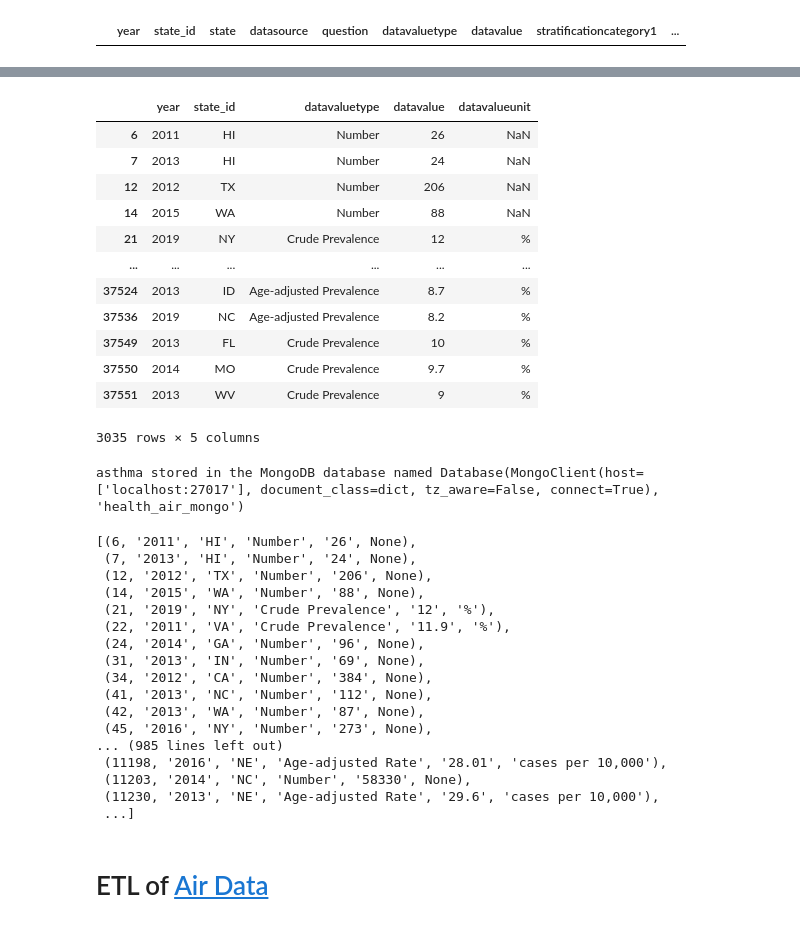
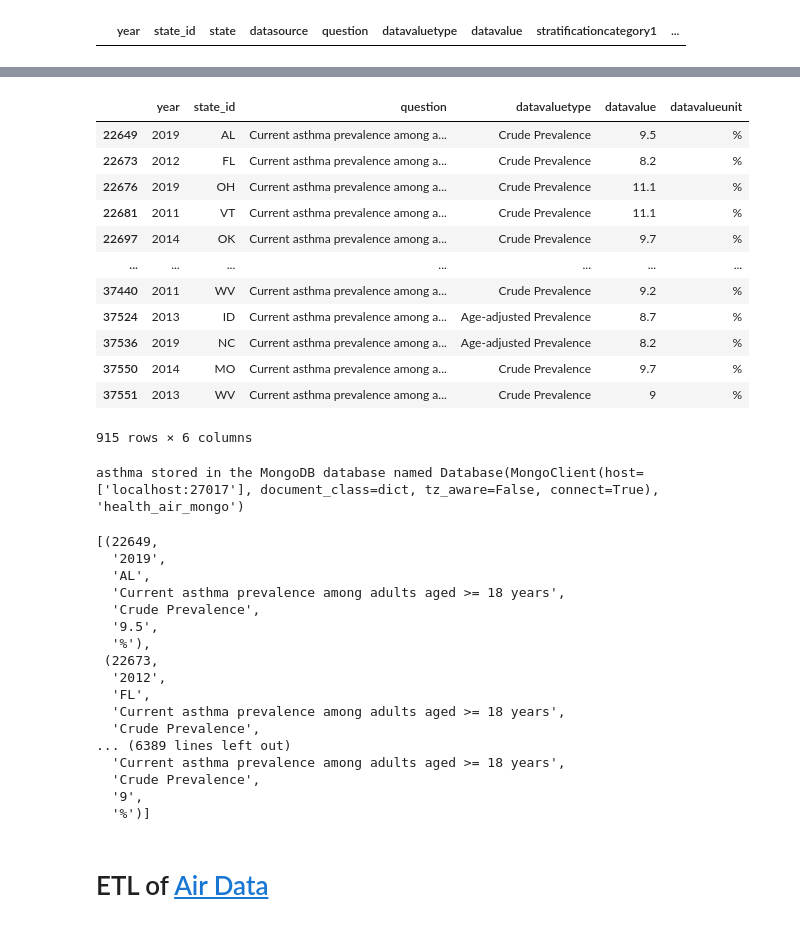
Before and after one commit to giadainnocenti/enviroment-impact-health, a Jupyter notebook: ETL_datasets.ipynb, the cells around one changed output, grey strips where cells are left out. Cells and saved outputs as stored; diff of their text form; code cells hidden in the pictures.

```diff
--- a/ETL_datasets.ipynb
+++ b/ETL_datasets.ipynb
@@ -83,11 +83,7 @@ array(['Asthma mortality rate',
       dtype=object)
 # %%
 #list containing the questions of interest for our project
-questions_OI = ['Asthma mortality rate',\
-                'Emergency department visit rate for asthma',\
-                'Hospitalizations for asthma',\
-                'Current asthma prevalence among adults aged >= 18 years',\
-                'Asthma prevalence among women aged 18-44 years']
+questions_OI = ['Current asthma prevalence among adults aged >= 18 years']
 # %%
 #retrieving the unique ID per question so that we address eventual spelling mistakes
 questionids_list=[]
@@ -267,27 +260,26 @@ filtered_asthma_df
 # %%
 # final dropping of unnecessary columns
 filtered_asthma_df=filtered_asthma_df.drop(columns=['state',\
                                                     'datasource',\
-                                                    'question',\
                                                     'stratificationcategory1',\
                                                     'stratification1',\
                                                     'locationid',\
                                                     'questionid'])
 filtered_asthma_df
 # %% [output]
-|  | year | state_id | datavaluetype | datavalue | datavalueunit |
-| 6 | 2011 | HI | Number | 26 | NaN |
-| 7 | 2013 | HI | Number | 24 | NaN |
-| 12 | 2012 | TX | Number | 206 | NaN |
-| 14 | 2015 | WA | Number | 88 | NaN |
-| 21 | 2019 | NY | Crude Prevalence | 12 | % |
-| ... | ... | ... | ... | ... | ... |
-| 37524 | 2013 | ID | Age-adjusted Prevalence | 8.7 | % |
-| 37536 | 2019 | NC | Age-adjusted Prevalence | 8.2 | % |
-| 37549 | 2013 | FL | Crude Prevalence | 10 | % |
-| 37550 | 2014 | MO | Crude Prevalence | 9.7 | % |
-| 37551 | 2013 | WV | Crude Prevalence | 9 | % |
+|  | year | state_id | question | datavaluetype | datavalue | datavalueunit |
+| 22649 | 2019 | AL | Current asthma prevalence among a... | Crude Prevalence | 9.5 | % |
+| 22673 | 2012 | FL | Current asthma prevalence among a... | Crude Prevalence | 8.2 | % |
+| 22676 | 2019 | OH | Current asthma prevalence among a... | Crude Prevalence | 11.1 | % |
+| 22681 | 2011 | VT | Current asthma prevalence among a... | Crude Prevalence | 11.1 | % |
+| 22697 | 2014 | OK | Current asthma prevalence among a... | Crude Prevalence | 9.7 | % |
+| ... | ... | ... | ... | ... | ... | ... |
+| 37440 | 2011 | WV | Current asthma prevalence among a... | Crude Prevalence | 9.2 | % |
+| 37524 | 2013 | ID | Current asthma prevalence among a... | Age-adjusted Prevalence | 8.7 | % |
+| 37536 | 2019 | NC | Current asthma prevalence among a... | Age-adjusted Prevalence | 8.2 | % |
+| 37550 | 2014 | MO | Current asthma prevalence among a... | Crude Prevalence | 9.7 | % |
+| 37551 | 2013 | WV | Current asthma prevalence among a... | Crude Prevalence | 9 | % |
-3035 rows × 5 columns
+915 rows × 6 columns
 # %%
 # adding collection about asthma to MongoDB
 add_collection_to_mongo('asthma',filtered_asthma_df)
@@ -297,23 +289,23 @@ asthma stored in the MongoDB database named Database(MongoClient(host=['localhos
 # adding the asthma table to the database and controlling that there are data recorded.
 add_table_to_db('asthma',filtered_asthma_df, conn)
 # %% [output]
-[(6, '2011', 'HI', 'Number', '26', None),
- (7, '2013', 'HI', 'Number', '24', None),
- (12, '2012', 'TX', 'Number', '206', None),
- (14, '2015', 'WA', 'Number', '88', None),
- (21, '2019', 'NY', 'Crude Prevalence', '12', '%'),
- (22, '2011', 'VA', 'Crude Prevalence', '11.9', '%'),
- (24, '2014', 'GA', 'Number', '96', None),
- (31, '2013', 'IN', 'Number', '69', None),
- (34, '2012', 'CA', 'Number', '384', None),
- (41, '2013', 'NC', 'Number', '112', None),
- (42, '2013', 'WA', 'Number', '87', None),
- (45, '2016', 'NY', 'Number', '273', None),
-... (985 lines left out)
- (11198, '2016', 'NE', 'Age-adjusted Rate', '28.01', 'cases per 10,000'),
- (11203, '2014', 'NC', 'Number', '58330', None),
- (11230, '2013', 'NE', 'Age-adjusted Rate', '29.6', 'cases per 10,000'),
- ...]
+[(22649,
+  '2019',
+  'AL',
+  'Current asthma prevalence among adults aged >= 18 years',
+  'Crude Prevalence',
+  '9.5',
+  '%'),
+ (22673,
+  '2012',
+  'FL',
+  'Current asthma prevalence among adults aged >= 18 years',
+  'Crude Prevalence',
+... (6389 lines left out)
+  'Current asthma prevalence among adults aged >= 18 years',
+  'Crude Prevalence',
+  '9',
+  '%')]
 # %% [markdown]
 # ETL of [Air Data](https://www.epa.gov/outdoor-air-quality-data)
 # %%
```
Also changed, not shown: parts of 15 cells of this notebook, 3 other files.
